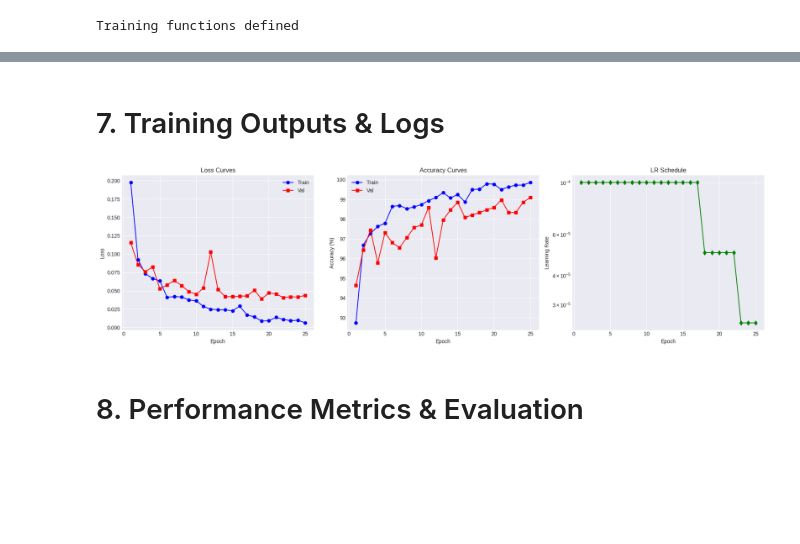
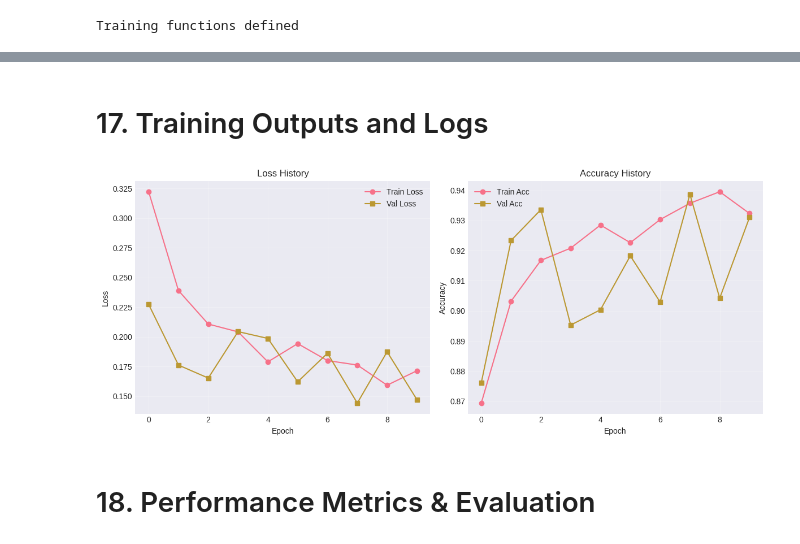
Before and after one commit to KusalPabasara/BioFusion, a Jupyter notebook: Copy_of_Gmora_Notebook.ipynb, the cells around one changed output, grey strips where cells are left out. Drawn from its saved outputs; the diff is of its cells as text; code cells hidden in the pictures; blank space fills up the shorter version.

```diff
--- a/Copy_of_Gmora_Notebook.ipynb
+++ b/Copy_of_Gmora_Notebook.ipynb
@@ -276,6 +341,5 @@ This provides:
 # %%
-# Load pretrained model
-model = models.densenet121(pretrained=True)
-print('DenseNet121 loaded with ImageNet weights')
-print(f'Original classifier: {model.classifier}')
+model = models.resnet50(weights='IMAGENET1K_V1')
+print('ResNet50 loaded with ImageNet weights')
+print(f'Original classifier: {model.fc}')
 # %% [output]
@@ -341,7 +397,7 @@ Device: cuda
 # %%
-LEARNING_RATE = 1e-4
-NUM_EPOCHS = 25
-WEIGHT_DECAY = 1e-4
+LEARNING_RATE = 0.001
+NUM_EPOCHS = 10
+PATIENCE = 3
 
-print(f'LR: {LEARNING_RATE}, Epochs: {NUM_EPOCHS}, Batch: {BATCH_SIZE}')
+print(f'LR: {LEARNING_RATE}, Epochs: {NUM_EPOCHS}, Batch: {BATCH_SIZE}, Early Stopping Patience: {PATIENCE}')
 # %% [output]
@@ -470,36 +532,31 @@ Epoch 11: Train Loss=0.0287, Train Acc=98.94%, Val Loss=0.0537, Val Acc=98.60%
 # %% [markdown]
-# 7. Training Outputs & Logs
+# 17. Training Outputs and Logs
-# %%
-fig, axes = plt.subplots(1, 3, figsize=(18, 5))
-epochs = range(1, NUM_EPOCHS+1)
-
-axes[0].plot(epochs, history['train_loss'], 'b-o', label='Train')
-axes[0].plot(epochs, history['val_loss'], 'r-s', label='Val')
-axes[0].set_xlabel('Epoch')
-axes[0].set_ylabel('Loss')
-axes[0].set_title('Loss Curves')
-axes[0].legend()
-axes[0].grid(True)
-
-axes[1].plot(epochs, history['train_acc'], 'b-o', label='Train')
-axes[1].plot(epochs, history['val_acc'], 'r-s', label='Val')
-axes[1].set_xlabel('Epoch')
-axes[1].set_ylabel('Accuracy (%)')
-axes[1].set_title('Accuracy Curves')
-axes[1].legend()
-axes[1].grid(True)
-
-axes[2].plot(epochs, history['lr'], 'g-d')
-axes[2].set_xlabel('Epoch')
-axes[2].set_ylabel('Learning Rate')
-axes[2].set_title('LR Schedule')
-axes[2].set_yscale('log')
-axes[2].grid(True)
-
-plt.tight_layout()
-plt.show()
-# %% [output]
-[figure, removed]
+# %%
+actual_epochs = len(history['train_loss'])
+
+plt.figure(figsize=(12, 5))
+plt.subplot(1, 2, 1)
+plt.plot(history['train_loss'], label='Train Loss', marker='o')
+plt.plot(history['val_loss'], label='Val Loss', marker='s')
+plt.legend()
+plt.title('Loss History')
+plt.xlabel('Epoch')
+plt.ylabel('Loss')
+plt.grid(True, alpha=0.3)
+
+plt.subplot(1, 2, 2)
+plt.plot(history['train_acc'], label='Train Acc', marker='o')
+plt.plot(history['val_acc'], label='Val Acc', marker='s')
+plt.legend()
+plt.title('Accuracy History')
+plt.xlabel('Epoch')
+plt.ylabel('Accuracy')
+plt.grid(True, alpha=0.3)
+
+plt.tight_layout()
+plt.show()
+# %% [output]
+[figure, added]
 # %% [markdown]
-# 8. Performance Metrics & Evaluation
+# 18. Performance Metrics & Evaluation
 # %%
```
Also changed, not shown: parts of 53 cells of this notebook.
